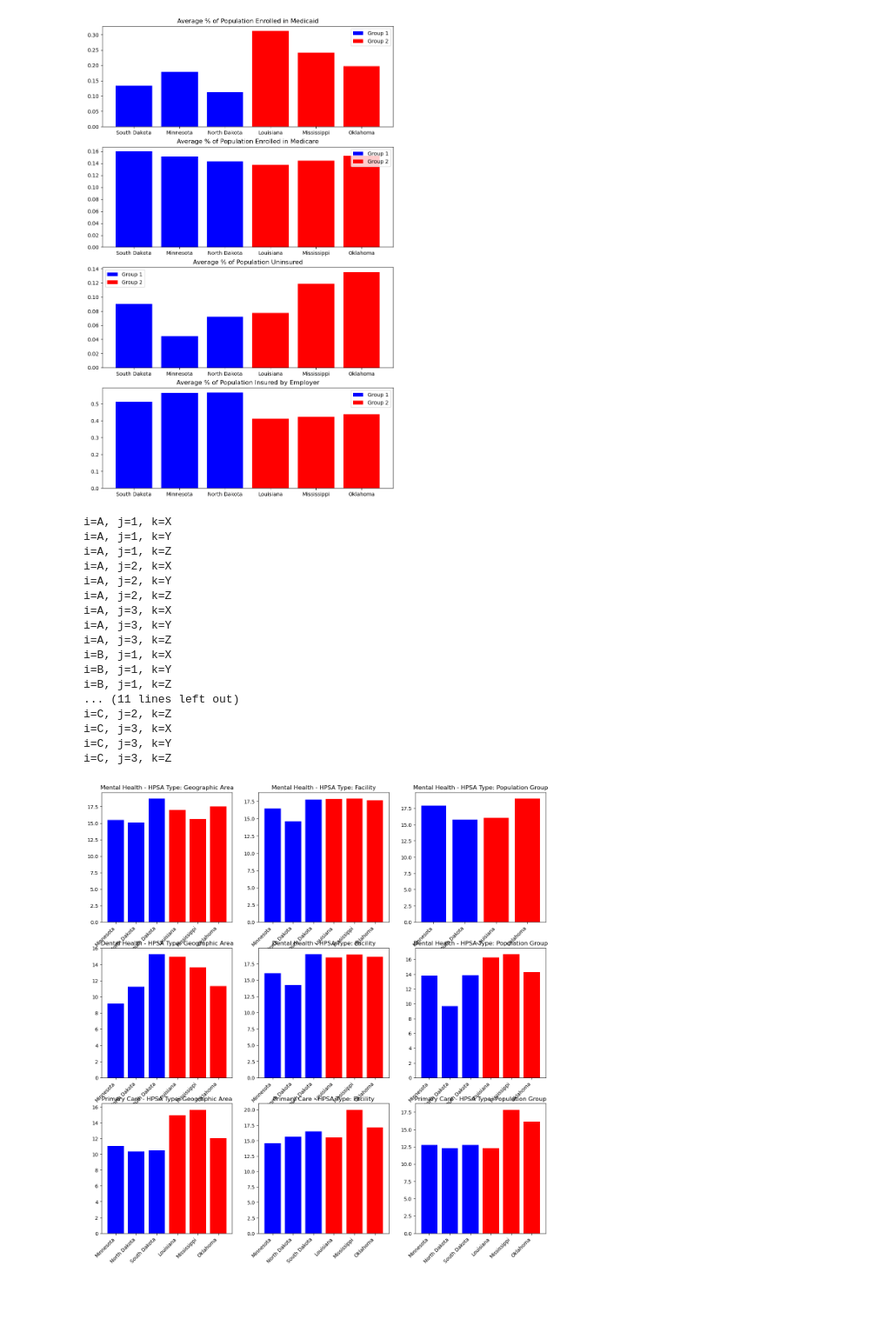
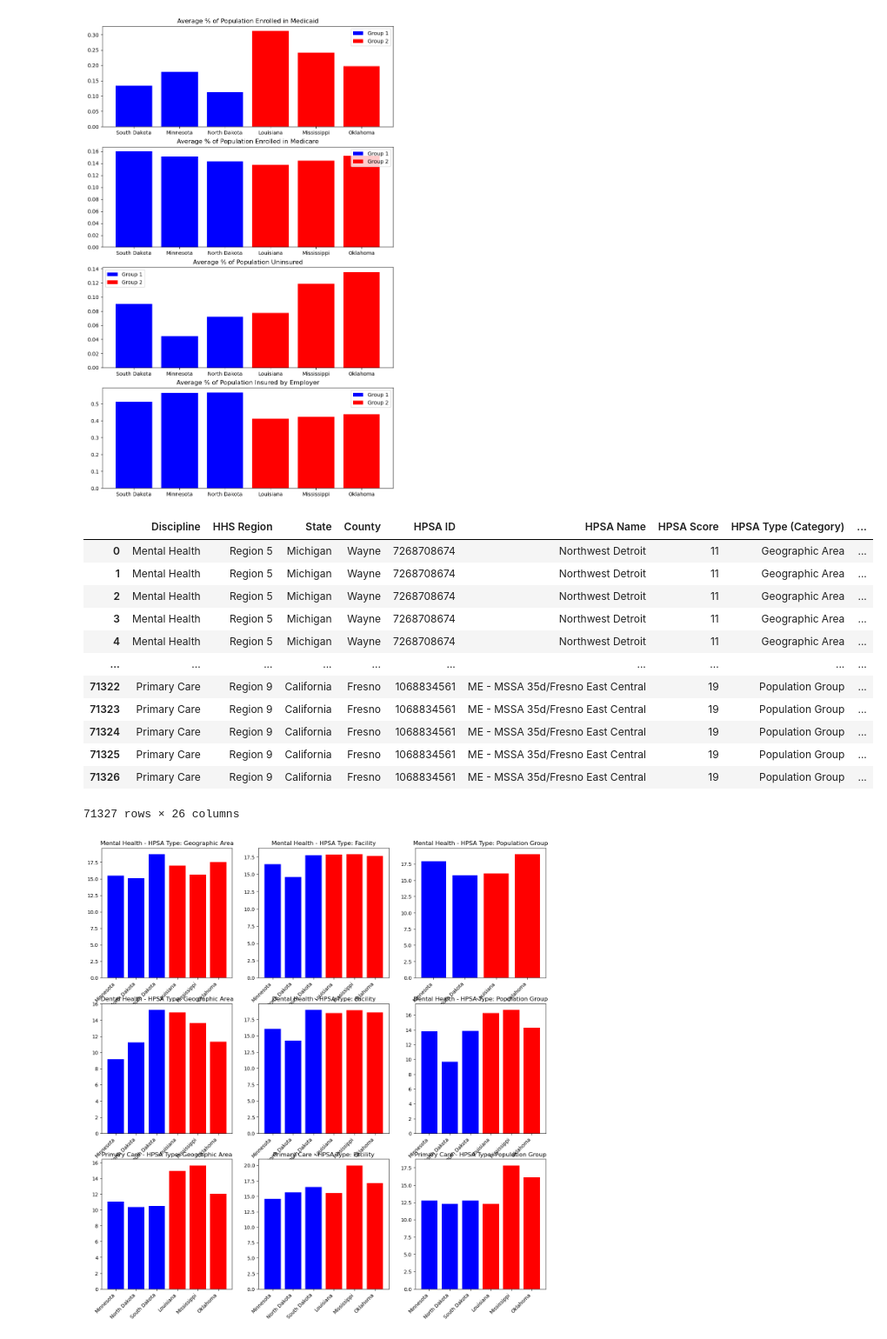
Before and after one commit to vjayne93/blue-team-project-1, a Jupyter notebook: luis-working-notebook.ipynb, the cells around one changed output. Shown at 87% size. Saved outputs shown, nothing was run; the diff lists cells and outputs as text; code cells hidden in the pictures; blank space fills up the shorter version.

```diff
--- a/luis-working-notebook.ipynb
+++ b/luis-working-notebook.ipynb
@@ -199,60 +245,51 @@ axs[3].legend()
 # %% [output]
 <matplotlib.legend.Legend at 0x...>
 [figure]
-# %%
-for i in ['A', 'B', 'C']:
-    for j in [1, 2, 3]:
-        for k in ['X', 'Y', 'Z']:
-            print(f"i={i}, j={j}, k={k}")
-# %% [output]
-i=A, j=1, k=X
-i=A, j=1, k=Y
-i=A, j=1, k=Z
-i=A, j=2, k=X
-i=A, j=2, k=Y
-i=A, j=2, k=Z
-i=A, j=3, k=X
-i=A, j=3, k=Y
-i=A, j=3, k=Z
-i=B, j=1, k=X
-i=B, j=1, k=Y
-i=B, j=1, k=Z
-... (11 lines left out)
-i=C, j=2, k=Z
-i=C, j=3, k=X
-i=C, j=3, k=Y
-i=C, j=3, k=Z
 # %%
 hpsa_clean_df = hpsa_full_df[['Discipline', 'State', 'HPSA Type (Category)', 'HPSA Score']]
 disciplines = hpsa_clean_df['Discipline'].unique()
 hpsa_cats = hpsa_clean_df['HPSA Type (Category)'].unique()
 
 group1_hpsa_df = hpsa_clean_df[hpsa_clean_df['State'].isin(group1_states)]
 group1_hpsa_df = group1_hpsa_df.groupby(['Discipline', 'State', 'HPSA Type (Category)']).mean()
 
 group2_hpsa_df = hpsa_clean_df[hpsa_clean_df['State'].isin(group2_states)]
 group2_hpsa_df = group2_hpsa_df.groupby(['Discipline', 'State', 'HPSA Type (Category)']).mean()
 
 fig, axs = plt.subplots(3, 3, figsize=(16, 16))
 axs = axs.flatten()
 
 
 def hpsa_plots(hpsa_category, disc, i):
         group1_data = group1_hpsa_df.xs(hpsa_category, level='HPSA Type (Category)').xs(disc, level='Discipline')
         axs[i].bar(group1_data.index, group1_data['HPSA Score'], color='blue', label='Group 1')
 
         group2_data = group2_hpsa_df.xs(hpsa_category, level='HPSA Type (Category)').xs(disc, level='Discipline')
         axs[i].bar(group2_data.index, group2_data['HPSA Score'], color='red', label='Group 2')
 
         axs[i].set_title(f'{disc} - HPSA Type: {hpsa_category}')
         axs[i].set_xticklabels(axs[i].get_xticklabels(), rotation=45, ha='right')
 
 i=0
 for disc in disciplines:
     for hpsa_category in hpsa_cats:
         hpsa_plots(hpsa_category, disc, i)
         i = i+1
+hpsa_full_df
 # %% [output]
+|  | Discipline | HHS Region | State | County | HPSA ID | HPSA Name | HPSA Score | HPSA Type (Category) | ... |
+| 0 | Mental Health | Region 5 | Michigan | Wayne | 7268708674 | Northwest Detroit | 11 | Geographic Area | ... |
+| 1 | Mental Health | Region 5 | Michigan | Wayne | 7268708674 | Northwest Detroit | 11 | Geographic Area | ... |
+| 2 | Mental Health | Region 5 | Michigan | Wayne | 7268708674 | Northwest Detroit | 11 | Geographic Area | ... |
+| 3 | Mental Health | Region 5 | Michigan | Wayne | 7268708674 | Northwest Detroit | 11 | Geographic Area | ... |
+| 4 | Mental Health | Region 5 | Michigan | Wayne | 7268708674 | Northwest Detroit | 11 | Geographic Area | ... |
+| ... | ... | ... | ... | ... | ... | ... | ... | ... | ... |
+| 71322 | Primary Care | Region 9 | California | Fresno | 1068834561 | ME - MSSA 35d/Fresno East Central | 19 | Population Group | ... |
+| 71323 | Primary Care | Region 9 | California | Fresno | 1068834561 | ME - MSSA 35d/Fresno East Central | 19 | Population Group | ... |
+| 71324 | Primary Care | Region 9 | California | Fresno | 1068834561 | ME - MSSA 35d/Fresno East Central | 19 | Population Group | ... |
+| 71325 | Primary Care | Region 9 | California | Fresno | 1068834561 | ME - MSSA 35d/Fresno East Central | 19 | Population Group | ... |
+| 71326 | Primary Care | Region 9 | California | Fresno | 1068834561 | ME - MSSA 35d/Fresno East Central | 19 | Population Group | ... |
+71327 rows × 26 columns
 [figure]
 # %%
 hpsa_clean_df = hpsa_full_df[['Discipline', 'State', 'HPSA Type (Category)', 'HPSA Score']]
```
Also changed, not shown: parts of 3 cells of this notebook, 2 other files.
